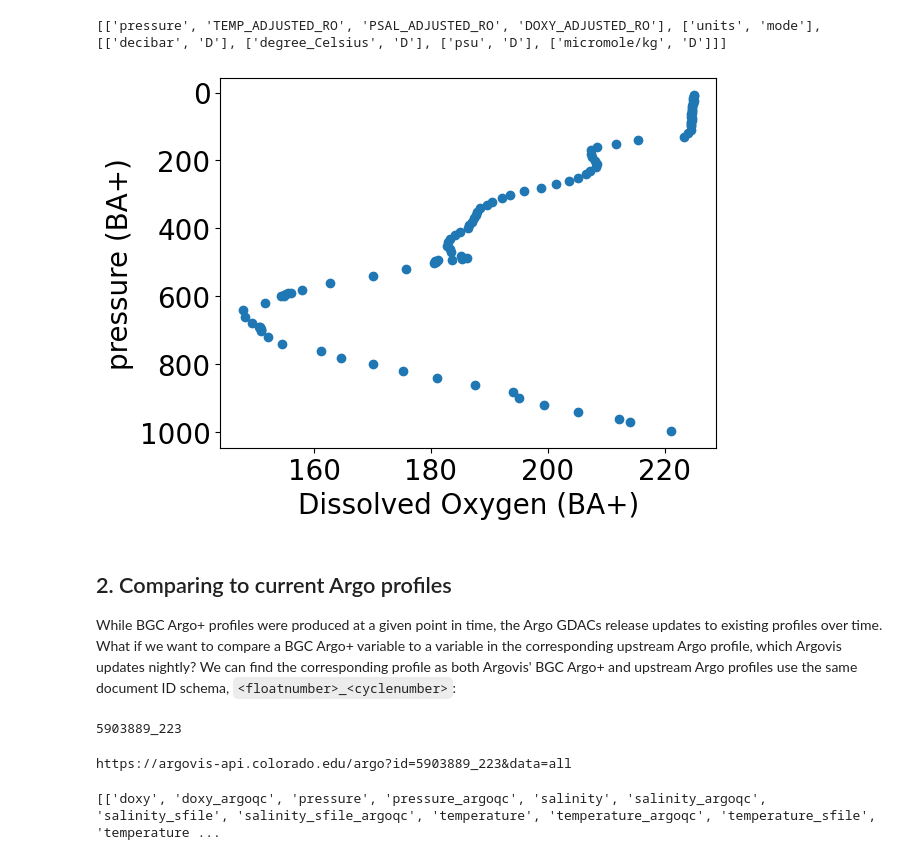
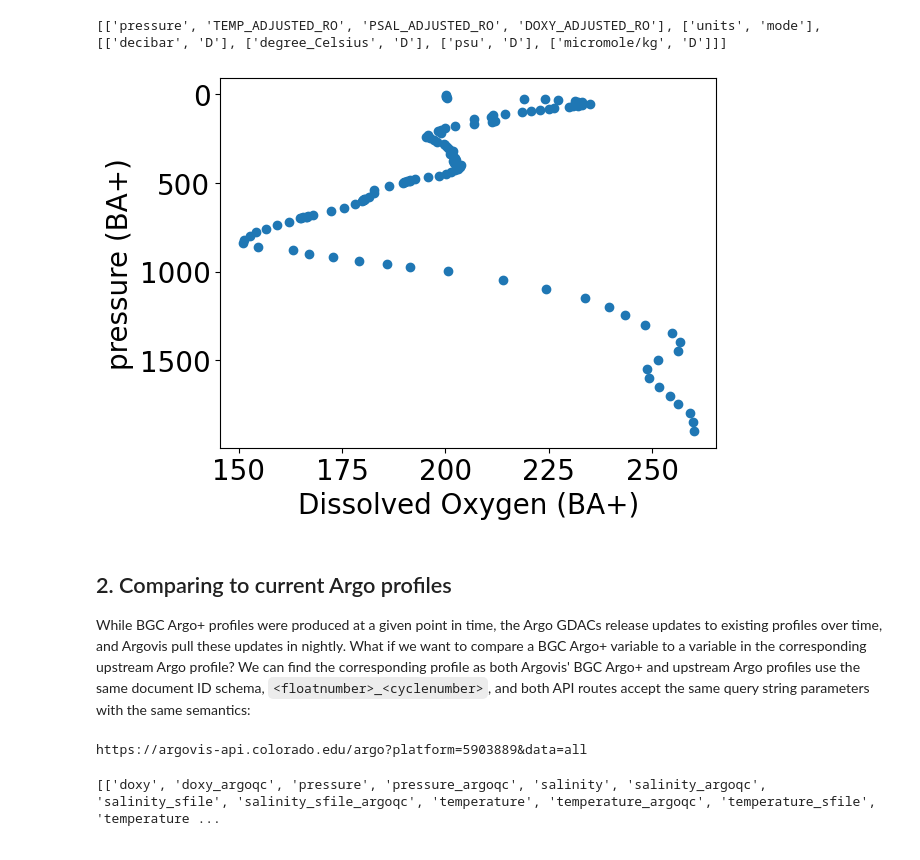
Before and after one commit to argovis/bgcargoplus, a Jupyter notebook: bap_beta_demo.ipynb, the cells around one changed output. Saved outputs shown, nothing was run; the diff lists cells and outputs as text; code cells hidden in the pictures.

```diff
--- a/bap_beta_demo.ipynb
+++ b/bap_beta_demo.ipynb
@@ -113,7 +113,7 @@ qsp = {
     'data': 'all'
 }
 
-float_profiles = avh.query('bgcargoplus', options=qsp, apikey=API_KEY, apiroot=API_ROOT, verbose=True)
+bap_profiles = avh.query('bgcargoplus', options=qsp, apikey=API_KEY, apiroot=API_ROOT, verbose=True)
 # %% [output]
 https://argovis-api.colorado.edu/bgcargoplus?platform=5903889&data=all
 # %%
@@ -125,36 +139,28 @@ simple_map(float_longitudes,float_latitudes)
 # %% [markdown]
 The BGC Argo+ dataset presents Argo BGC data with expert QC applied; as with all datasets indexed by Argovis, we can extract the variables available from a given profile per the following:
 # %%
-profile = float_profiles[-1]
-print(profile['data_info'])
+profile_idx = -1 # arbitrarilty selected, consider whatever profile you want
+bap_profile = bap_profiles[profile_idx]
+print(bap_profile['data_info'])
 # %% [output]
 [['pressure', 'TEMP_ADJUSTED_RO', 'PSAL_ADJUSTED_RO', 'DOXY_ADJUSTED_RO'], ['units', 'mode'], [['decibar', 'D'], ['degree_Celsius', 'D'], ['psu', 'D'], ['micromole/kg', 'D']]]
 # %%
-pressure = profile['data'][profile['data_info'][0].index('pressure')]
-doxy = profile['data'][profile['data_info'][0].index('DOXY_ADJUSTED_RO')]
+pressure = bap_profile['data'][bap_profile['data_info'][0].index('pressure')]
+doxy = bap_profile['data'][bap_profile['data_info'][0].index('DOXY_ADJUSTED_RO')]
 
 plt.scatter(doxy, pressure)
 plt.xlabel("Dissolved Oxygen (BA+)")
 plt.ylabel("pressure (BA+)")
 plt.gca().invert_yaxis()
 plt.show()
 # %% [output]
-[figure, old version]
+[figure, new version]
 # %% [markdown]
 ## 2. Comparing to current Argo profiles
 
-While BGC Argo+ profiles were produced at a given point in time, the Argo GDACs release updates to existing profiles over time. What if we want to compare a BGC Argo+ variable to a variable in the corresponding upstream Argo profile, which Argovis updates nightly? We can find the corresponding profile as both Argovis' BGC Argo+ and upstream Argo profiles use the same document ID schema, `<floatnumber>_<cyclenumber>`:
+While BGC Argo+ profiles were produced at a given point in time, the Argo GDACs release updates to existing profiles over time, and Argovis pull these updates in nightly. What if we want to compare a BGC Argo+ variable to a variable in the corresponding upstream Argo profile? We can find the corresponding profile as both Argovis' BGC Argo+ and upstream Argo profiles use the same document ID schema, `<floatnumber>_<cyclenumber>`, and both API routes accept the same query string parameters with the same semantics:
-# %%
-print(profile['_id'])
-# %% [output]
-5903889_223
 # %%
-qsp = {
-    'id': profile['_id'],
-    'data': 'all'
-}
-
-argo_profile = avh.query('argo', options=qsp, apikey=API_KEY, apiroot=API_ROOT, verbose=True)[0]
+argo_profiles = avh.query('argo', options=qsp, apikey=API_KEY, apiroot=API_ROOT, verbose=True)
 # %% [output]
-https://argovis-api.colorado.edu/argo?id=5903889_223&data=all
+https://argovis-api.colorado.edu/argo?platform=5903889&data=all
 # %%
```
Also changed, not shown: parts of 7 cells of this notebook.
